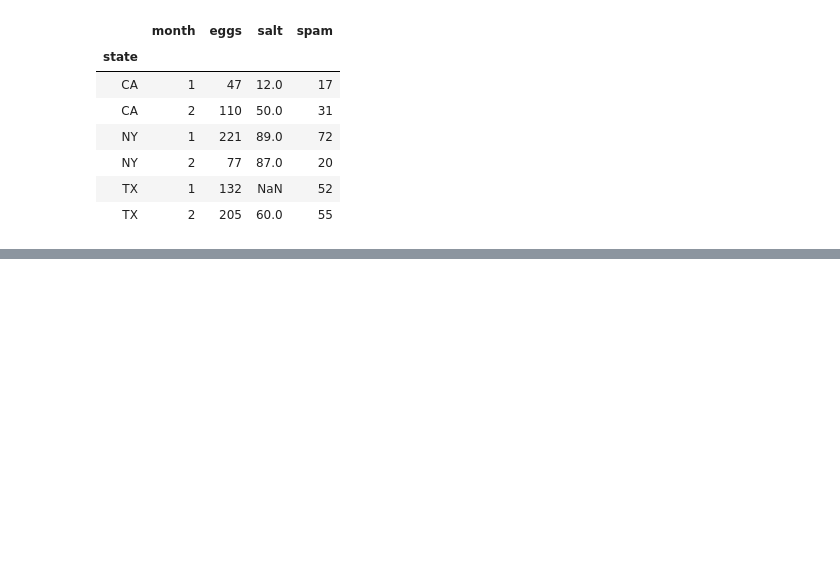
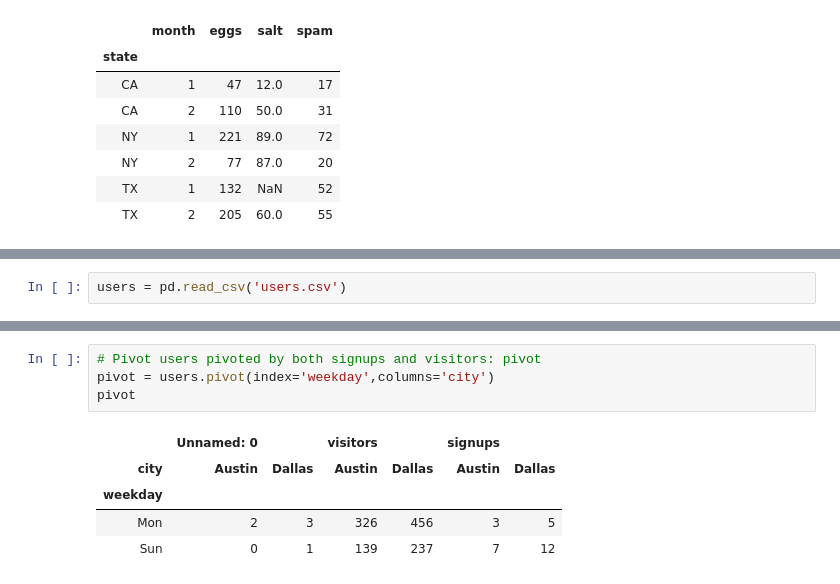
Before and after one commit to afminmax/DC-Data-Scientist-Lessons, a Jupyter notebook: 9-Dataframes with Pandas/df-pandas-1.ipynb, the cells around one changed output, grey strips where cells are left out. Cells and saved outputs as stored; diff of their text form; blank space fills up the shorter version.

```diff
--- a/9-Dataframes with Pandas/df-pandas-1.ipynb
+++ b/9-Dataframes with Pandas/df-pandas-1.ipynb
@@ -359,0 +362,2 @@ sales2
+# %%
+users = pd.read_csv('users.csv')
@@ -359,0 +372,10 @@ sales2
+# %%
+# Pivot users pivoted by both signups and visitors: pivot
+pivot = users.pivot(index='weekday',columns='city')
+pivot
+# %% [output]
+|  | Unnamed: 0 |  | visitors |  | signups |  |
+| city | Austin | Dallas | Austin | Dallas | Austin | Dallas |
+| weekday |  |  |  |  |  |  |
+| Mon | 2 | 3 | 326 | 456 | 3 | 5 |
+| Sun | 0 | 1 | 139 | 237 | 7 | 12 |
```
Also changed, not shown: parts of 26 cells of this notebook.
